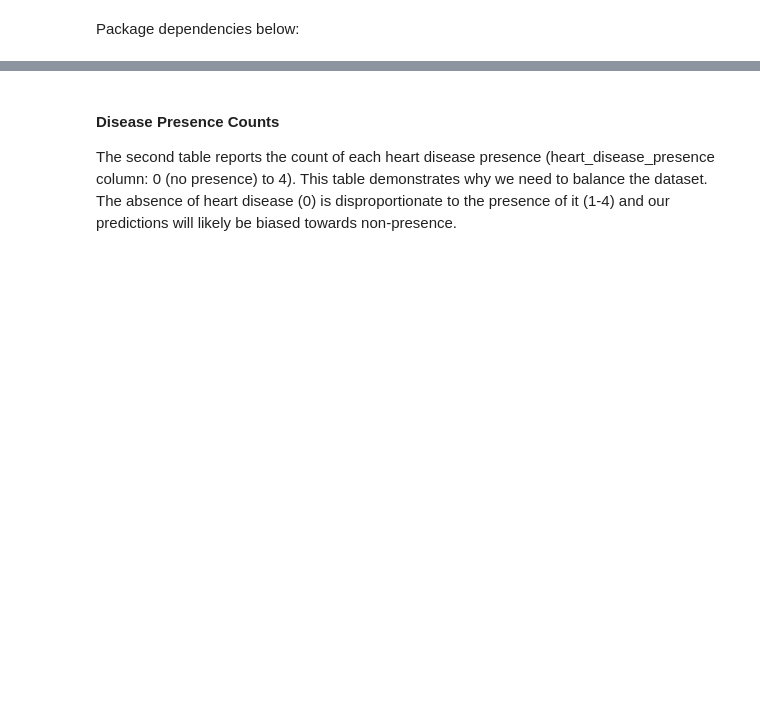
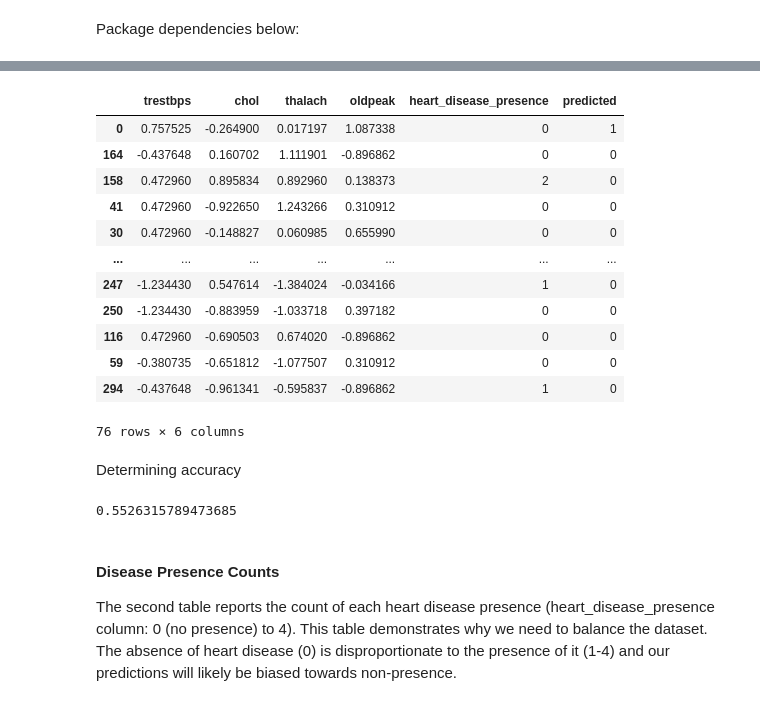
Before and after one commit to CCWebb14/DSCI100_Group_Project, a Jupyter notebook: final_project_file.ipynb, the cells around one changed output, grey strips where cells are left out. Drawn from its saved outputs; the diff is of its cells as text; code cells hidden in the pictures; blank space fills up the shorter version.

```diff
--- a/final_project_file.ipynb
+++ b/final_project_file.ipynb
@@ -64,3 +203,35 @@ empty_values_count
+# %%
+knn_spec = KNeighborsClassifier(n_neighbors=17)
+cleveland_fit = make_pipeline(cleveland_preprocessor, knn_spec).fit(X_train, y_train)
+# %%
+cleveland_test_predictions = cleveland_test.assign(
+    predicted = cleveland_fit.predict(cleveland_test)
+)
+cleveland_test_predictions
+# %% [output]
+|  | trestbps | chol | thalach | oldpeak | heart_disease_presence | predicted |
+| 0 | 0.757525 | -0.264900 | 0.017197 | 1.087338 | 0 | 1 |
+| 164 | -0.437648 | 0.160702 | 1.111901 | -0.896862 | 0 | 0 |
+| 158 | 0.472960 | 0.895834 | 0.892960 | 0.138373 | 2 | 0 |
+| 41 | 0.472960 | -0.922650 | 1.243266 | 0.310912 | 0 | 0 |
+| 30 | 0.472960 | -0.148827 | 0.060985 | 0.655990 | 0 | 0 |
+| ... | ... | ... | ... | ... | ... | ... |
+| 247 | -1.234430 | 0.547614 | -1.384024 | -0.034166 | 1 | 0 |
+| 250 | -1.234430 | -0.883959 | -1.033718 | 0.397182 | 0 | 0 |
+| 116 | 0.472960 | -0.690503 | 0.674020 | -0.896862 | 0 | 0 |
+| 59 | -0.380735 | -0.651812 | -1.077507 | 0.310912 | 0 | 0 |
+| 294 | -0.437648 | -0.961341 | -0.595837 | -0.896862 | 1 | 0 |
+76 rows × 6 columns
+# %% [markdown]
+Determining accuracy
+# %%
+X_test = cleveland_test.drop(columns = {'heart_disease_presence'})
+y_test = cleveland_test['heart_disease_presence']
+
+cleveland_prediction_accuracy = cleveland_fit.score(X_test, y_test)
+cleveland_prediction_accuracy
+# %% [output]
+0.5526315789473685
 # %% [markdown]
 #### Disease Presence Counts
 
```
Also changed, not shown: parts of 30 cells of this notebook.
